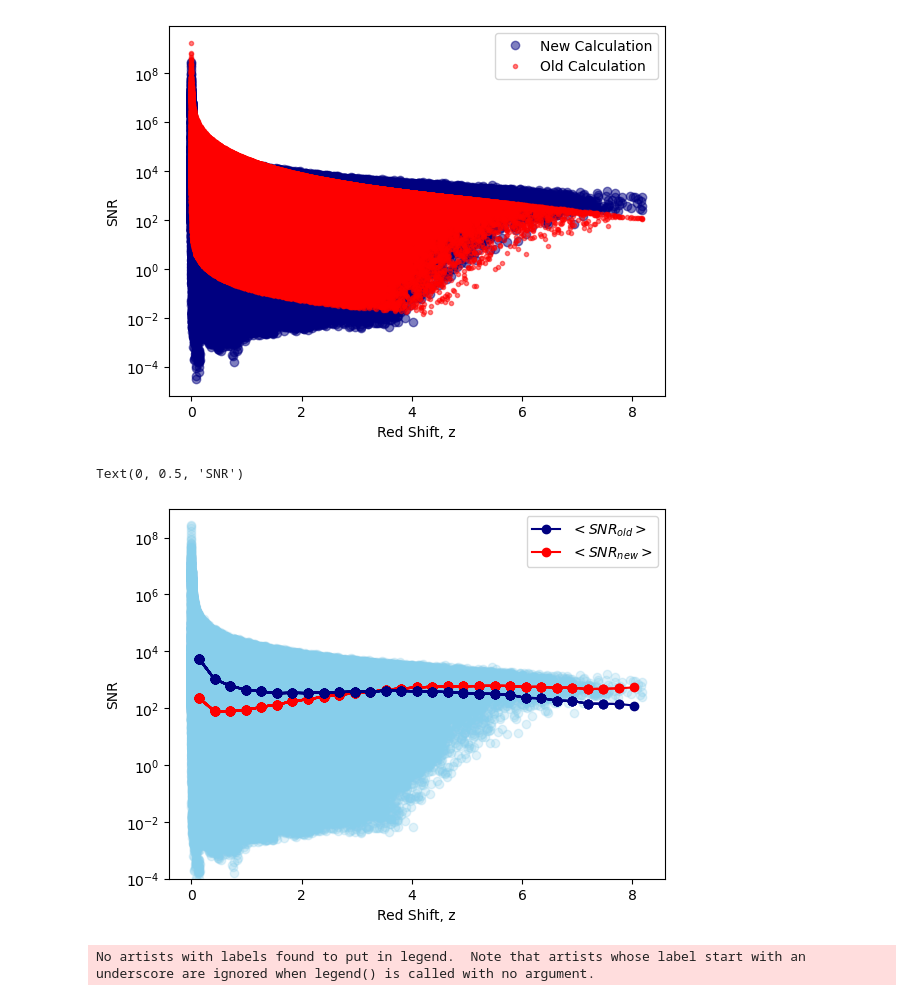
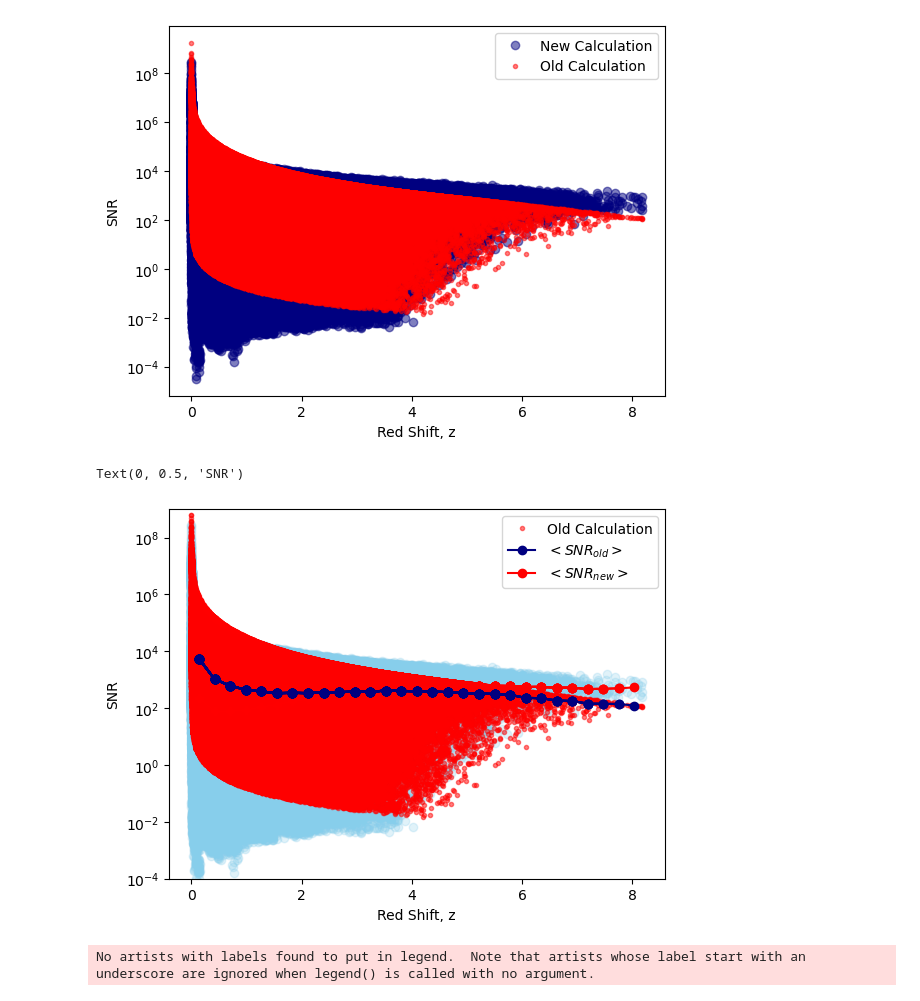
Before and after one commit to Thirtha17/SMBH-Merger-SNR-calculation-with-LISA, a Jupyter notebook: SMBH Merger Analysis for Cosmological Simulations TNG-300.ipynb, the cells around one changed output. Drawn from its saved outputs; the diff is of its cells as text; code cells hidden in the pictures.

```diff
--- a/SMBH Merger Analysis for Cosmological Simulations TNG-300.ipynb
+++ b/SMBH Merger Analysis for Cosmological Simulations TNG-300.ipynb
@@ -457,23 +510,23 @@ Text(0, 0.5, 'SNR')
 [figure]
 # %%
 plt.plot(z,snr_tng300,'o',alpha=.25,c='skyblue')
-#plt.plot(z,snr_tng300_old,'.',alpha=.5,c='red',label='Old Calculation')
+plt.plot(z,snr_tng300_old,'.',alpha=.5,c='red',label='Old Calculation')
 avg_x1, avg_y1=x_mean_plotter(z, snr_tng300 ,xgmean=False,xbins=30)
 avg_x2, avg_y2=x_mean_plotter(z, snr_tng300_old,xgmean=False,xbins=30,color='Navy')
 
 plt.plot(1,10**20,label='$<SNR_{old}>$', marker='o',c='navy')
 plt.plot(1,10**20,label='$<SNR_{new}>$', marker='o',c='r')
 
 
 plt.ylim(1e-4,1e9)
 
 plt.yscale('log')
 plt.legend()
 plt.xlabel('Red Shift, z')
 plt.ylabel('SNR')
 # %% [output]
 Text(0, 0.5, 'SNR')
-[figure, old version]
+[figure, new version]
 # %%
 # fn = np.logspace(-6, -1, 10000)
 # Sn_char_strain = get_sensitivity(fn, sens_fn="A1TDISens", return_type="char_strain")
```
Also changed, not shown: parts of 48 cells of this notebook, 2 other files.
